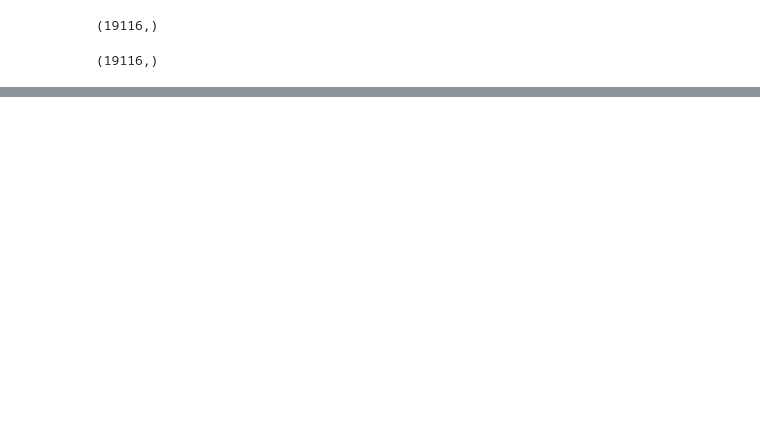
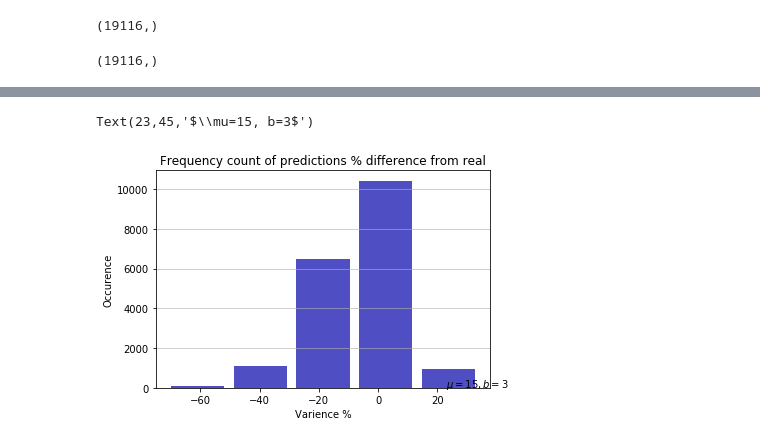
Before and after one commit to jameskress/ztdl-5-day-bootcamp, a Jupyter notebook: visPerformance/anotherRasterization.ipynb, the cells around one changed output, grey strips where cells are left out. Drawn from its saved outputs; the diff is of its cells as text; code cells hidden in the pictures; blank space fills up the shorter version.

Commit message:
More changes to my models.

```diff
--- a/visPerformance/anotherRasterization.ipynb
+++ b/visPerformance/anotherRasterization.ipynb
@@ -340,6 +362,6 @@ X_train, X_test, y_train, y_test = train_test_split(
 # %%
 from keras.models import Sequential
-from keras.layers import Dense, Dropout
+from keras.layers import Dense, Dropout, BatchNormalization
 from matplotlib import pyplot
 from keras.callbacks import EarlyStopping
 
@@ -347,15 +369,22 @@ early_stop = EarlyStopping(monitor='mean_squared_error', patience=20, verbose=1)
 
 #wandb.monitor()
 # create model
+# .91!!!!!
+#model = Sequential()
+#model.add(Dense(256, input_dim=X_train.shape[1], activation='relu'))
+#model.add(Dense(128, activation='relu'))
+#model.add(Dense(64, activation='relu'))
+#model.add(Dense(1, activation='linear'))
+#model.compile(loss='mse', optimizer='adam', metrics=['mse', 'mae', 'mape', 'cosine'])
+#history = model.fit(X_train, y_train, epochs=20, verbose=1, callbacks=[early_stop])
+
 model = Sequential()
-model.add(Dense(32, input_dim=X_train.shape[1], activation='relu'))
-#model.add(BatchNormalization())
-model.add(Dense(8, activation='relu'))
-#model.add(BatchNormalization())
-#model.add(Dropout(0.5))
-model.add(Dense(8, activation='relu'))
-#model.add(BatchNormalization())
+model.add(Dense(1024, input_dim=X_train.shape[1], activation='relu'))
+model.add(Dropout(0.4))
+model.add(Dense(512, activation='relu'))
+model.add(Dense(256, activation='relu'))
+model.add(Dense(128, activation='relu'))
 model.add(Dense(1, activation='linear'))
-model.compile(loss='mse', optimizer='rmsprop', metrics=['mse', 'mae', 'mape', 'cosine'])
-history = model.fit(X_train, y_train, epochs=5, verbose=1, callbacks=[early_stop])
+model.compile(loss='mse', optimizer='adam', metrics=['mse', 'mae', 'mape', 'cosine'])
+history = model.fit(X_train, y_train, epochs=10, verbose=1, callbacks=[early_stop])
 # %% [output]
@@ -390,0 +471,12 @@ plot_real_and_predicted(currentPrediction, y_test)
+# %%
+varience = 100 * ((y_test - currentPrediction)/y_test)
+n, bins, patches = plt.hist(x=varience, bins=5, color='#0504aa',
+                            alpha=0.7, rwidth=0.85)
+plt.grid(axis='y', alpha=0.75)
+plt.xlabel('Varience %')
+plt.ylabel('Occurence')
+plt.title('Frequency count of predictions % difference from real')
+plt.text(23, 45, r'$\mu=15, b=3$')
+# %% [output]
+Text(23,45,'$\\mu=15, b=3$')
+[figure, added]
```
Also changed, not shown: parts of 25 cells of this notebook.
